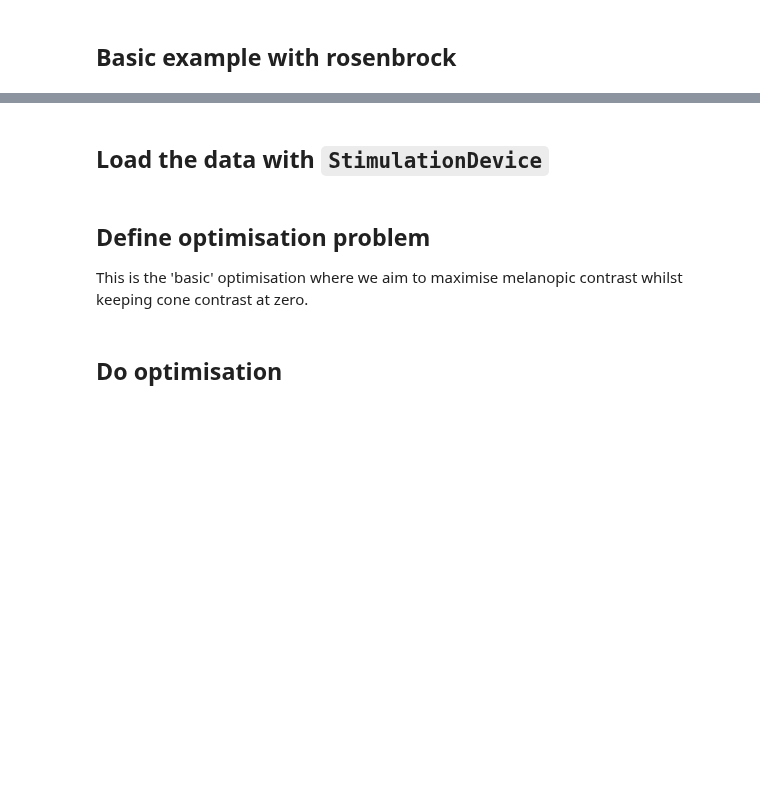
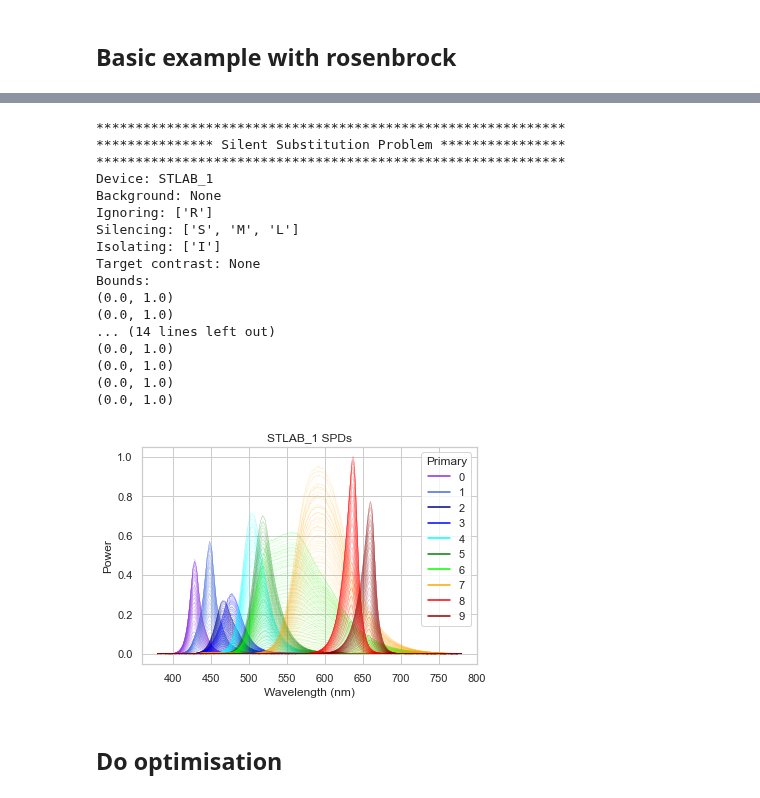
Before and after one commit to PySilentSubstitution/pysilsub, a Jupyter notebook: notebooks/optimisation_01_basinhopping.ipynb, the cells around one changed output, grey strips where cells are left out. Drawn from its saved outputs; the diff is of its cells as text; code cells hidden in the pictures; blank space fills up the shorter version.

```diff
--- a/notebooks/optimisation_01_basinhopping.ipynb
+++ b/notebooks/optimisation_01_basinhopping.ipynb
@@ -41,6 +40,3 @@ from silentsub.CIE import get_CIES026
 
 sns.set_context('notebook')
 sns.set_style('whitegrid')
-# %% [markdown]
-Load the data with `StimulationDevice`
---------------------------------------
@@ -62,5 +42,0 @@ device = StimulationDevice(
-# %% [markdown]
-Define optimisation problem
----------------------------
-
-This is the 'basic' optimisation where we aim to maximise melanopic contrast whilst keeping cone contrast at zero.
@@ -112,3 +43,27 @@ class OptimisationProblem:
+# %%
+# Instantiate the class / define the problem
+ssp = SSP.from_json('../bin/STLAB_1_config.json')
+ssp.spds = ssp.spds.div(ssp.spds.max().max(), axis=0)
+_ = ssp.plot_spds()
+# %% [output]
+************************************************************
+*************** Silent Substitution Problem ****************
+************************************************************
+Device: STLAB_1
+Background: None
+Ignoring: ['R']
+Silencing: ['S', 'M', 'L']
+Isolating: ['I']
+Target contrast: None
+Bounds:
+(0.0, 1.0)
+(0.0, 1.0)
+... (14 lines left out)
+(0.0, 1.0)
+(0.0, 1.0)
+(0.0, 1.0)
+(0.0, 1.0)
+[figure, added]
 # %% [markdown]
 Do optimisation
 ---------------
```
Also changed, not shown: parts of 6 cells of this notebook, 33 other files.
